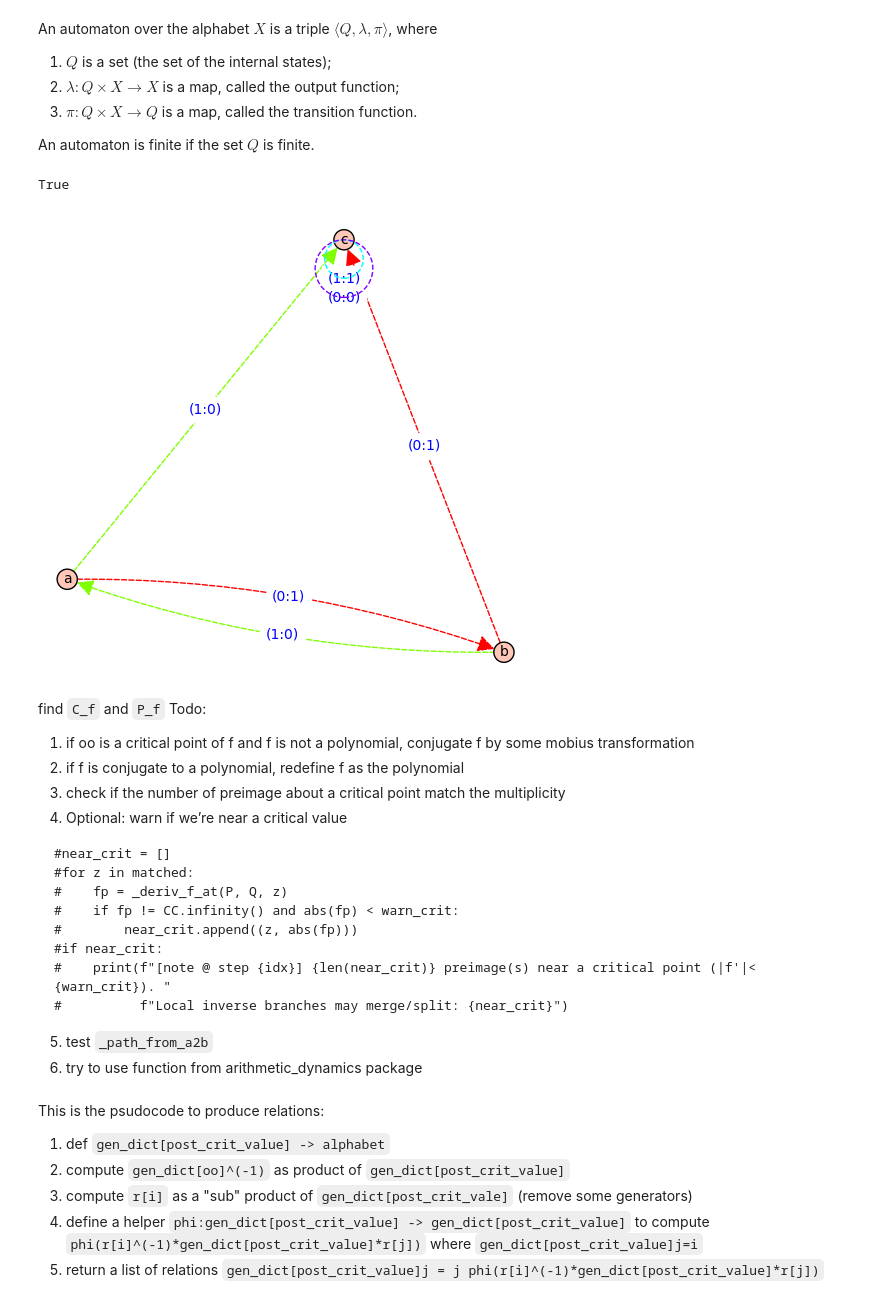
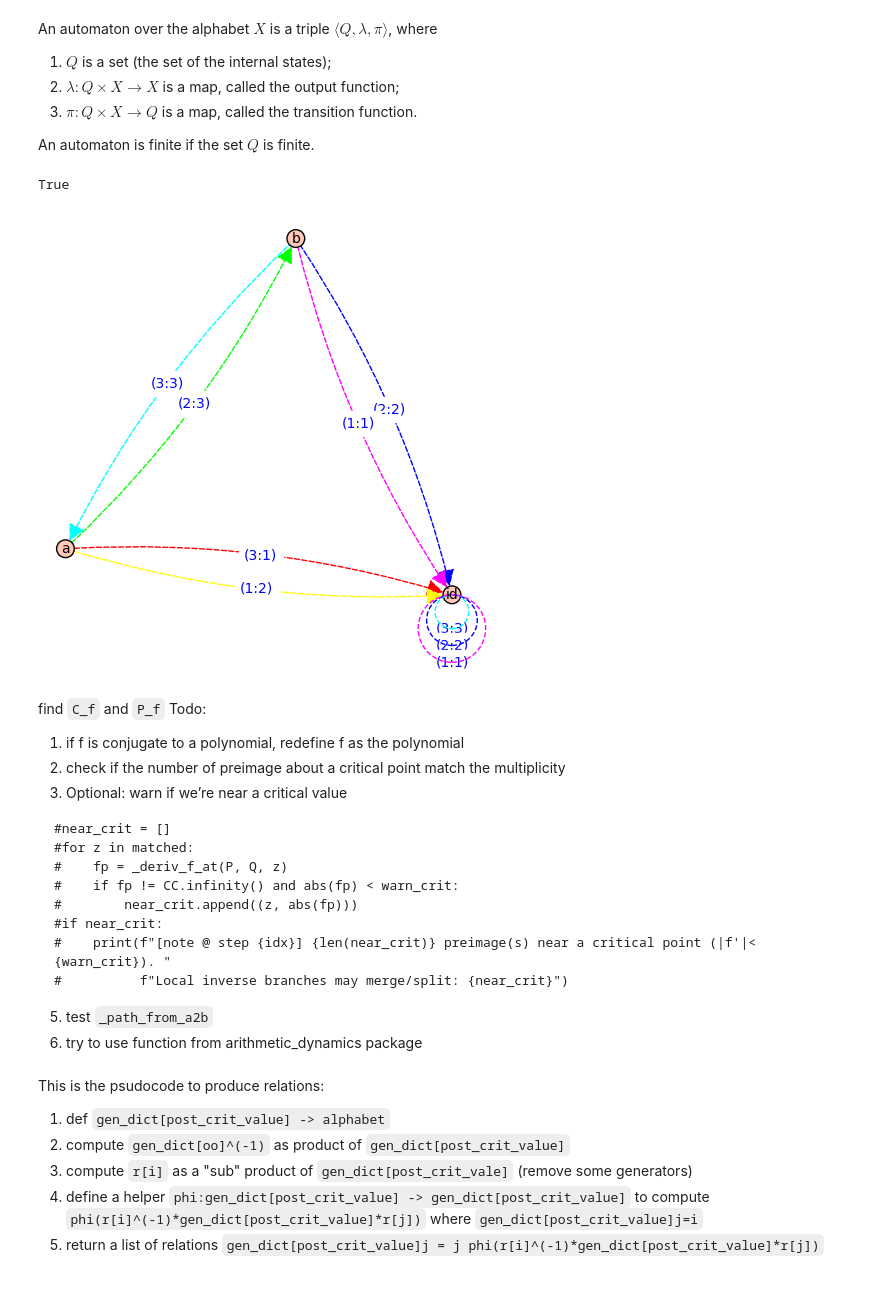
Before and after one commit to junwenwaynepeng/IteratedMonodromyGroup, a Jupyter notebook: IteratedMonodromyGroup.ipynb, the cells around one changed output. Cells and saved outputs as stored; diff of their text form; code cells hidden in the pictures.

````diff
--- a/IteratedMonodromyGroup.ipynb
+++ b/IteratedMonodromyGroup.ipynb
@@ -138,32 +140,32 @@ class Automaton:
                 ''' same '''
                 diff[(s1, s2)] = -2
 
 
       for s1 in self.states:
         for s2 in self.states:
           ''' We only start from pairs of different states that we initially know are different '''
           if s1 < s2 and diff[(s1, s2)] == 1:
             DFS((s1, s2), affect, diff)
 
       num_same_pair = (len(self.states) * (len(self.states) - 1)) // 2
       for s1 in self.states:
         for s2 in self.states:
           if s1 < s2:
             if diff[(s1, s2)] >= 0:
               num_same_pair -= 1
             else:
               print(f"same states: ({s1}, {s2})")
 
       return num_same_pair == 0
 
 
 # Example usage:
 automaton = Automaton()
-string_list = ['a.0=1.b', 'a.1=0.c', 'b.0=1.c', 'b.1=0.a','c.0=0.c','c.1=1.c']
+string_list = ['a.1=2.id', 'a.2=3.b', 'a.3=1.id', 'b.1=1.id','b.2=2.id','b.3=3.a', 'id.1=1.id', 'id.2=2.id', 'id.3=3.id']
 print(automaton.is_irreducible())
 a = automaton.graph(string_list)
 a.graphplot(vertex_size=100, edge_labels=True,
                   color_by_label=True, edge_style='dashed').plot()
 # %% [output]
 True
-[figure, old version]
+[figure, new version]
@@ -204,10 +172,9 @@ def homotopy_type(f, base_point, step,):
 # %% [markdown]
 find `C_f` and `P_f`
 Todo:
-1. if oo is a critical point of f and f is not a polynomial, conjugate f by some mobius transformation
-2. if f is conjugate to a polynomial, redefine f as the polynomial
-3. check if the number of preimage about a critical point match the multiplicity
-4. Optional: warn if we’re near a critical value
+1. if f is conjugate to a polynomial, redefine f as the polynomial
+2. check if the number of preimage about a critical point match the multiplicity
+3. Optional: warn if we’re near a critical value
 ```
 #near_crit = []
 #for z in matched:
````
Also changed, not shown: parts of 12 cells of this notebook.
